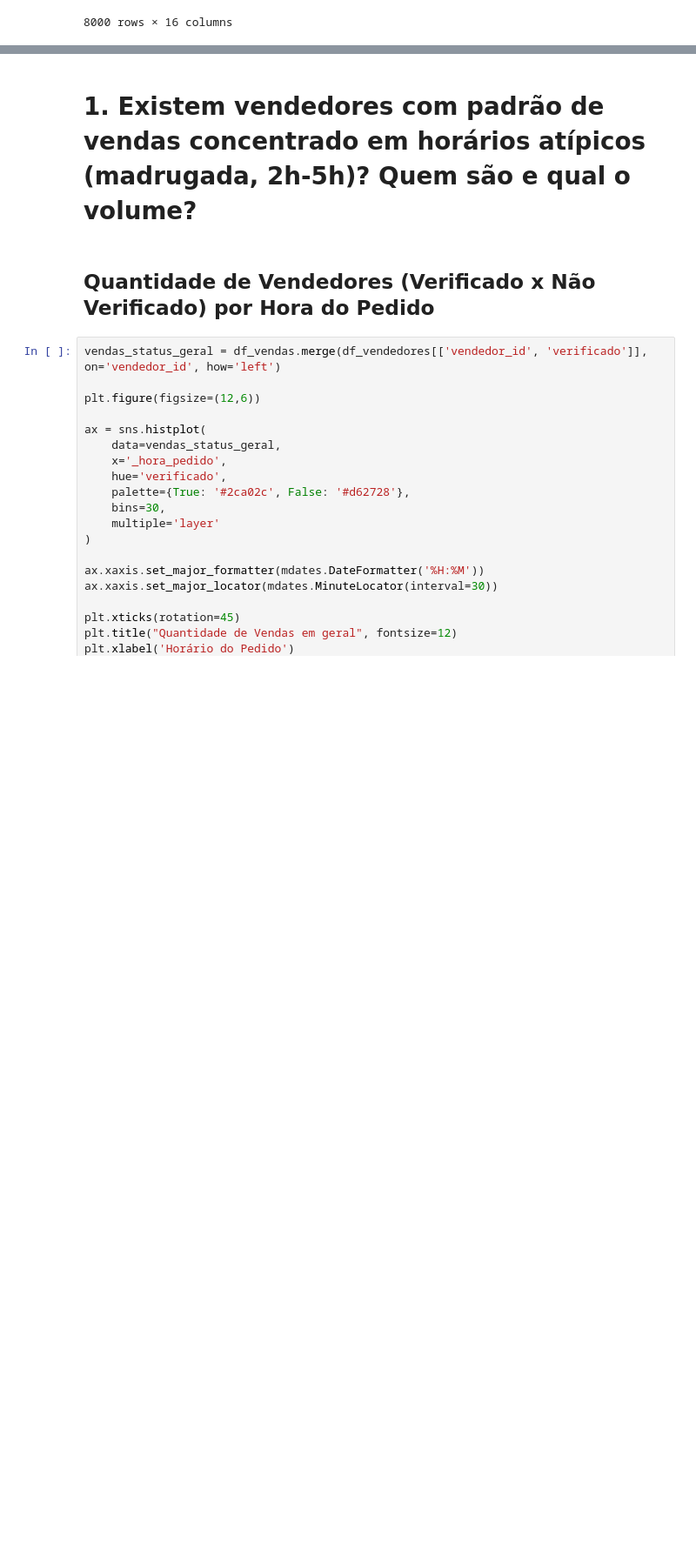
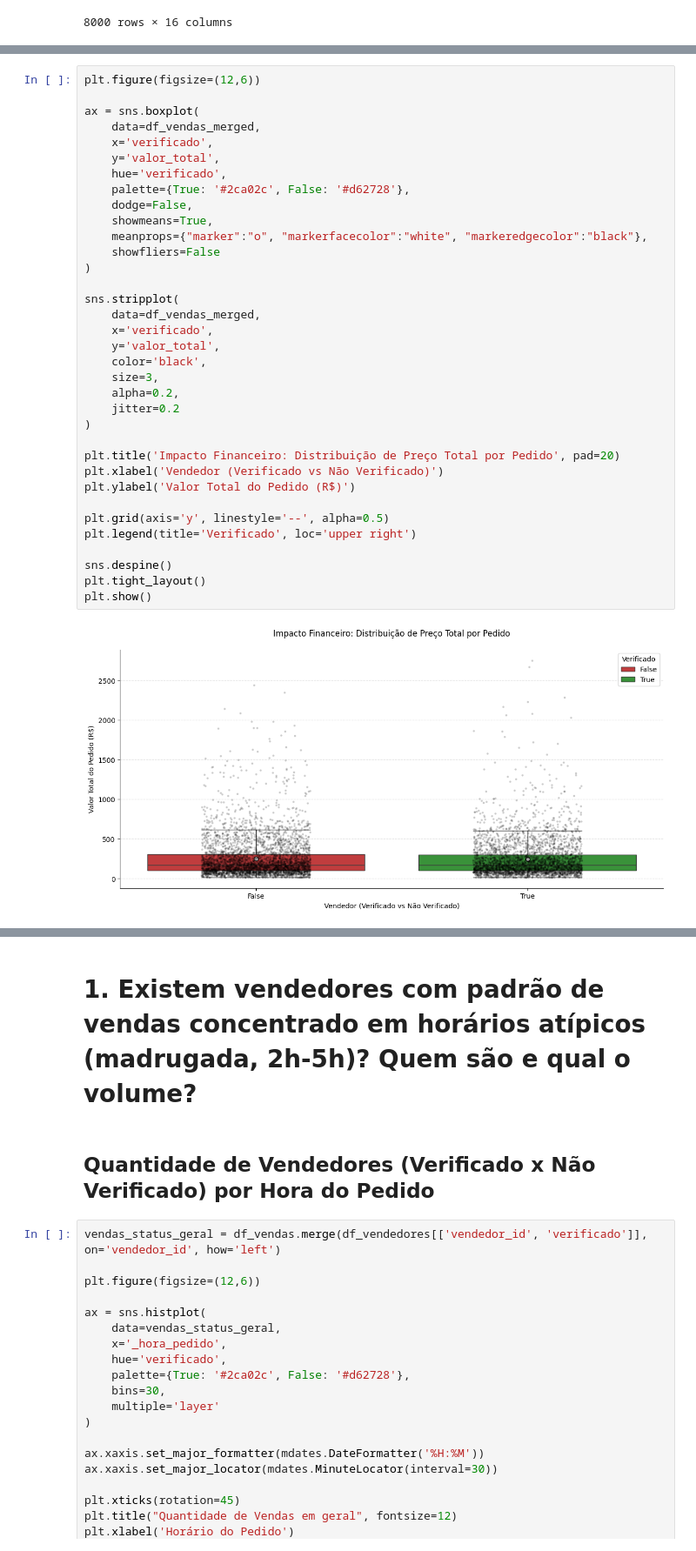
Before and after one commit to AlexDcoder/Opera-o-Marketplace-Fraude-em-E-commerce, a Jupyter notebook: notebooks/base_comparativo.ipynb, the cells around one changed output, grey strips where cells are left out. Shown at 87% size. Saved outputs shown, nothing was run; the diff lists cells and outputs as text; blank space fills up the shorter version.

```diff
--- a/notebooks/base_comparativo.ipynb
+++ b/notebooks/base_comparativo.ipynb
@@ -298,0 +341,37 @@ df_expandido
+# %%
+plt.figure(figsize=(12,6))
+
+ax = sns.boxplot(
+    data=df_vendas_merged,
+    x='verificado',
+    y='valor_total',
+    hue='verificado',
+    palette={True: '#2ca02c', False: '#d62728'},
+    dodge=False,
+    showmeans=True,
+    meanprops={"marker":"o", "markerfacecolor":"white", "markeredgecolor":"black"},
+    showfliers=False
+)
+
+sns.stripplot(
+    data=df_vendas_merged,
+    x='verificado',
+    y='valor_total',
+    color='black',
+    size=3,
+    alpha=0.2,
+    jitter=0.2
+)
+
+plt.title('Impacto Financeiro: Distribuição de Preço Total por Pedido', pad=20)
+plt.xlabel('Vendedor (Verificado vs Não Verificado)')
+plt.ylabel('Valor Total do Pedido (R$)')
+
+plt.grid(axis='y', linestyle='--', alpha=0.5)
+plt.legend(title='Verificado', loc='upper right')
+
+sns.despine()
+plt.tight_layout()
+plt.show()
+# %% [output]
+[figure, added]
```
Also changed, not shown: parts of 49 cells of this notebook.
